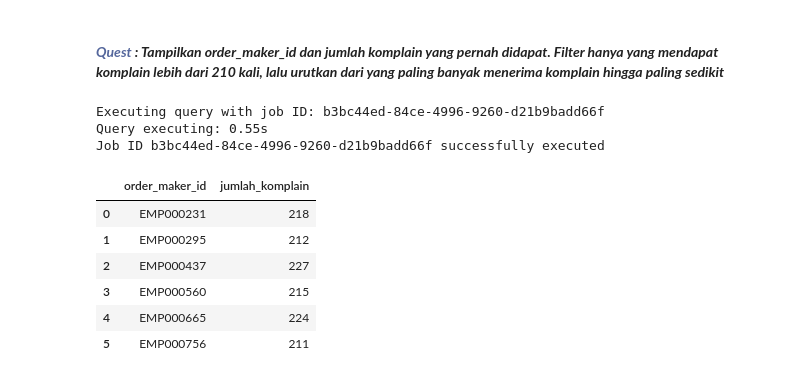
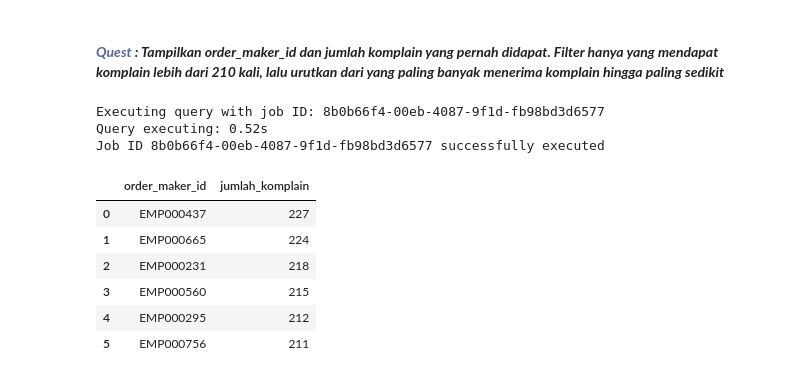
Before and after one commit to refianP13/Data-Analyst, a Jupyter notebook: Copy_of_DQLab_Conditions_&_Aggregation.ipynb, the cells around one changed output. Saved outputs shown, nothing was run; the diff lists cells and outputs as text; code cells hidden in the pictures.

```diff
--- a/Copy_of_DQLab_Conditions_&_Aggregation.ipynb
+++ b/Copy_of_DQLab_Conditions_&_Aggregation.ipynb
@@ -655,22 +655,23 @@ HAVING dalam SQL digunakan untuk memfilter hasil dari kelompok data yang telah d
 # %%
 %%bigquery --project {project_id} --verbose
 
 SELECT order_maker_id,
-  COUNT(is_complain) AS jumlah_komplain
+  SUM(is_complain) AS jumlah_komplain
 FROM `dqlabs-project.dqpizza.transaction_order`
 WHERE is_complain = 1
 GROUP BY order_maker_id
 HAVING jumlah_komplain > 210
+Order BY jumlah_komplain DESC
 # %% [output]
-Executing query with job ID: b3bc44ed-84ce-4996-9260-d21b9badd66f
-Query executing: 0.55s
-Job ID b3bc44ed-84ce-4996-9260-d21b9badd66f successfully executed
+Executing query with job ID: 8b0b66f4-00eb-4087-9f1d-fb98bd3d6577
+Query executing: 0.52s
+Job ID 8b0b66f4-00eb-4087-9f1d-fb98bd3d6577 successfully executed
 |  | order_maker_id | jumlah_komplain |
-| 0 | EMP000231 | 218 |
-| 1 | EMP000295 | 212 |
-| 2 | EMP000437 | 227 |
+| 0 | EMP000437 | 227 |
+| 1 | EMP000665 | 224 |
+| 2 | EMP000231 | 218 |
 | 3 | EMP000560 | 215 |
-| 4 | EMP000665 | 224 |
+| 4 | EMP000295 | 212 |
 | 5 | EMP000756 | 211 |
 # %% [markdown]
 Data Source : <i>https://mavenanalytics.io/challenges/maven-pizza-challenge</i> (dengan modifikasi)
```
